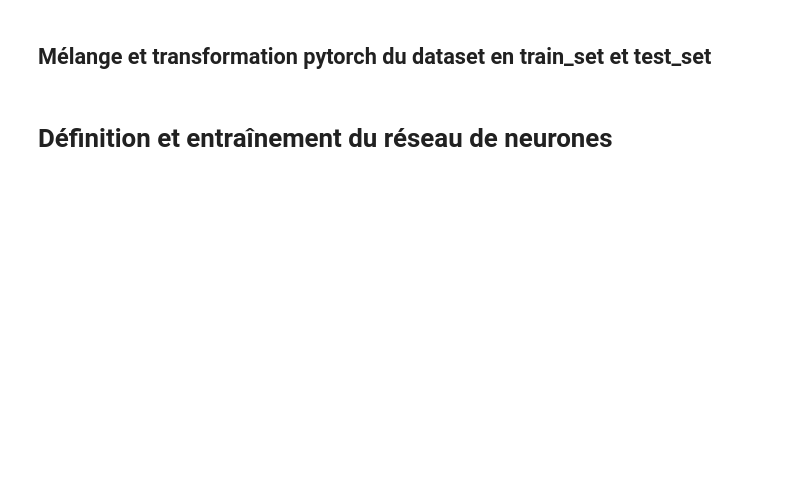
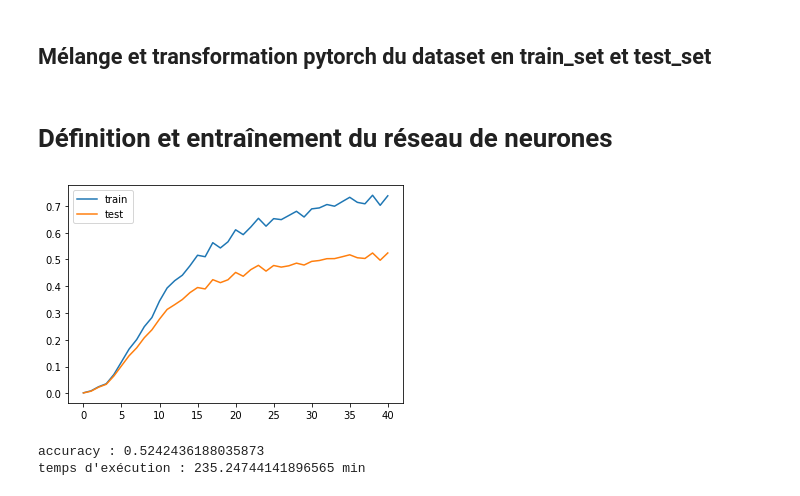
Before and after one commit to xavitator/modal_landscape, a Jupyter notebook: modal_cuda_vgg_pretrained_sup150_60.ipynb, the cells around one changed output. Drawn from its saved outputs; the diff is of its cells as text; code cells hidden in the pictures; blank space fills up the shorter version.

```diff
--- a/modal_cuda_vgg_pretrained_sup150_60.ipynb
+++ b/modal_cuda_vgg_pretrained_sup150_60.ipynb
@@ -260,34 +264,38 @@ def vgg11_bn(num_classes, pretrained=False, letter='A', **kwargs):
 # %%
 debut = time.time()
 
-epochs = 30
+epochs = 40
 criterion = nn.CrossEntropyLoss()
 
 net = vgg11_bn(num_classes=num_classes, pretrained=True).cuda()
 
 
 opt = torch.optim.Adam(net.parameters(),lr=1e-3,betas=(0.9, 0.999),eps=1e-08)
 
 compteur = 0
 
 preci_train = []
 preci_test = []
 
 preci_train.append(accuracy(net, train_set))
 preci_test.append(accuracy(net, test_set))
 
 for i in tnrange(epochs) :
     train_epoch(net, train_set, opt, criterion, batch_size=25)
     preci_train.append(accuracy(net, train_set))
     preci_test.append(accuracy(net, test_set))
 
 plt.plot(range(len(preci_train)), preci_train, label = "train")
 plt.plot(range(len(preci_test)), preci_test, label = "test")
 plt.legend()
 plt.show()
 
-print("accuracy :", accuracy(net, test_set))
+print("accuracy :", preci_test[-1])
 
 fin = time.time()
 duree = fin-debut
 print("temps d'exécution :", duree/60, "min")
+# %% [output]
+[figure, added]
+accuracy : 0.5242436188035873
+temps d'exécution : 235.24744141896565 min
```
Also changed, not shown: parts of 2 cells of this notebook, 1 other file.
